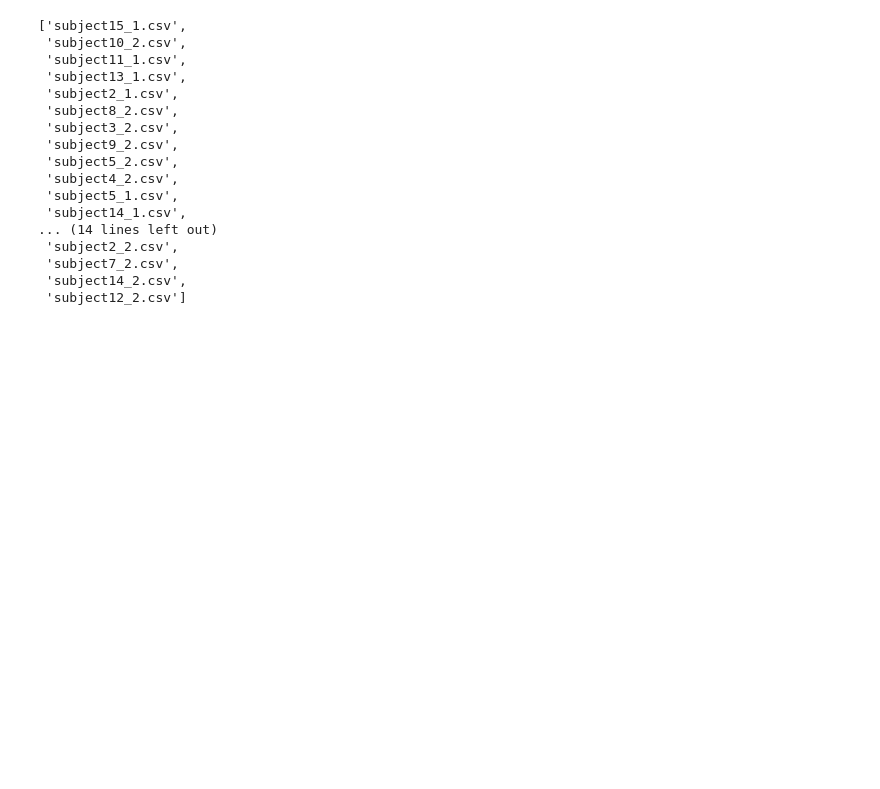
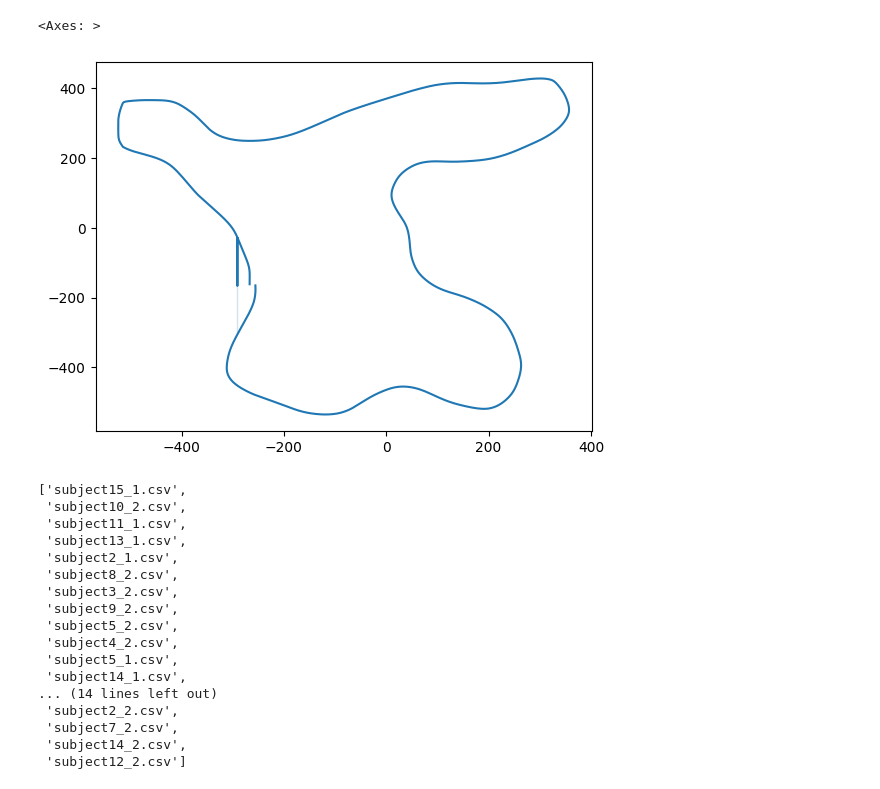
Before and after one commit to jerrymhuang/DreamDrone, a Jupyter notebook: FinalProject/exploration/data_exploration.ipynb, the cells around one changed output. Saved outputs shown, nothing was run; the diff lists cells and outputs as text; code cells hidden in the pictures; blank space fills up the shorter version.

```diff
--- a/FinalProject/exploration/data_exploration.ipynb
+++ b/FinalProject/exploration/data_exploration.ipynb
@@ -27,3 +32,8 @@ data.head(10)
+# %%
+sns.lineplot(x=position[:,0], y=position[:,2], sort=False)
+# %% [output]
+<Axes: >
+[figure, added]
 # %%
 def read_data_from_subjects():
     data = []
```
Also changed, not shown: parts of 3 cells of this notebook, 29 other files.
